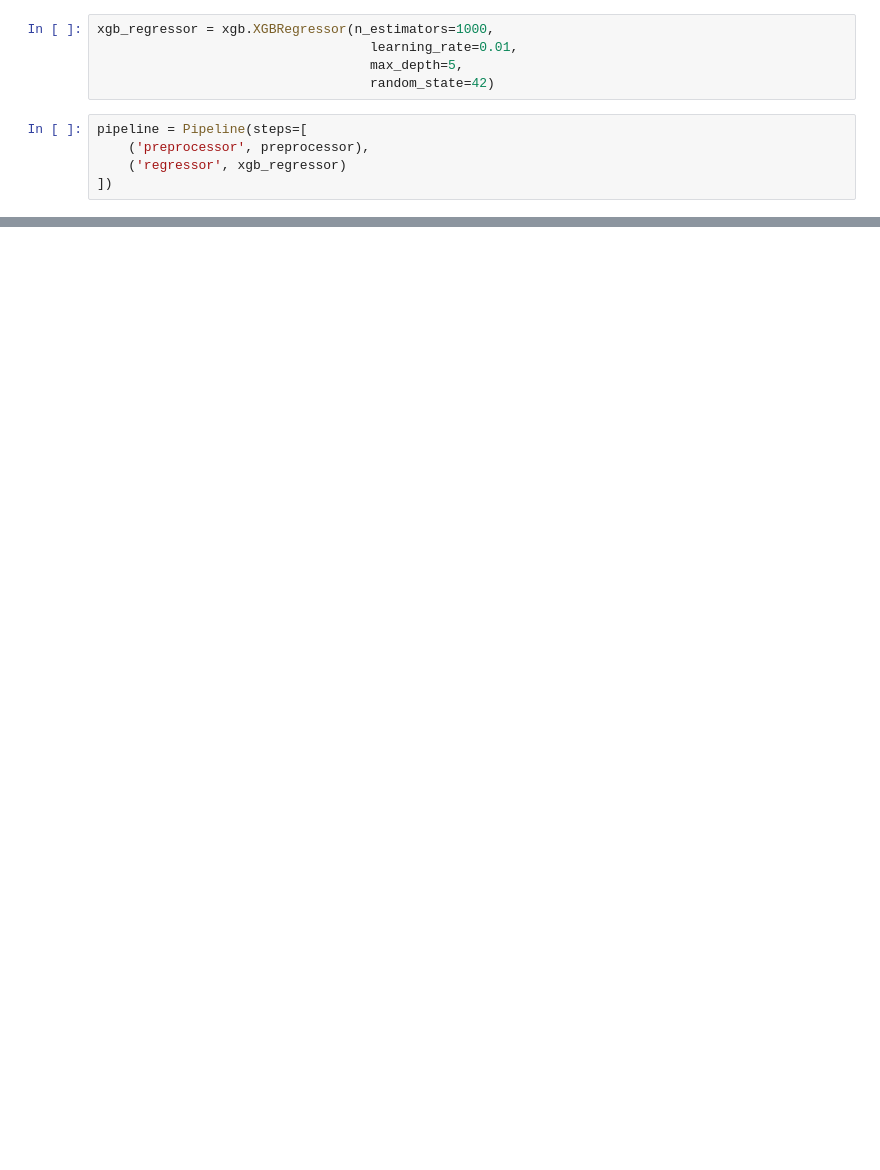
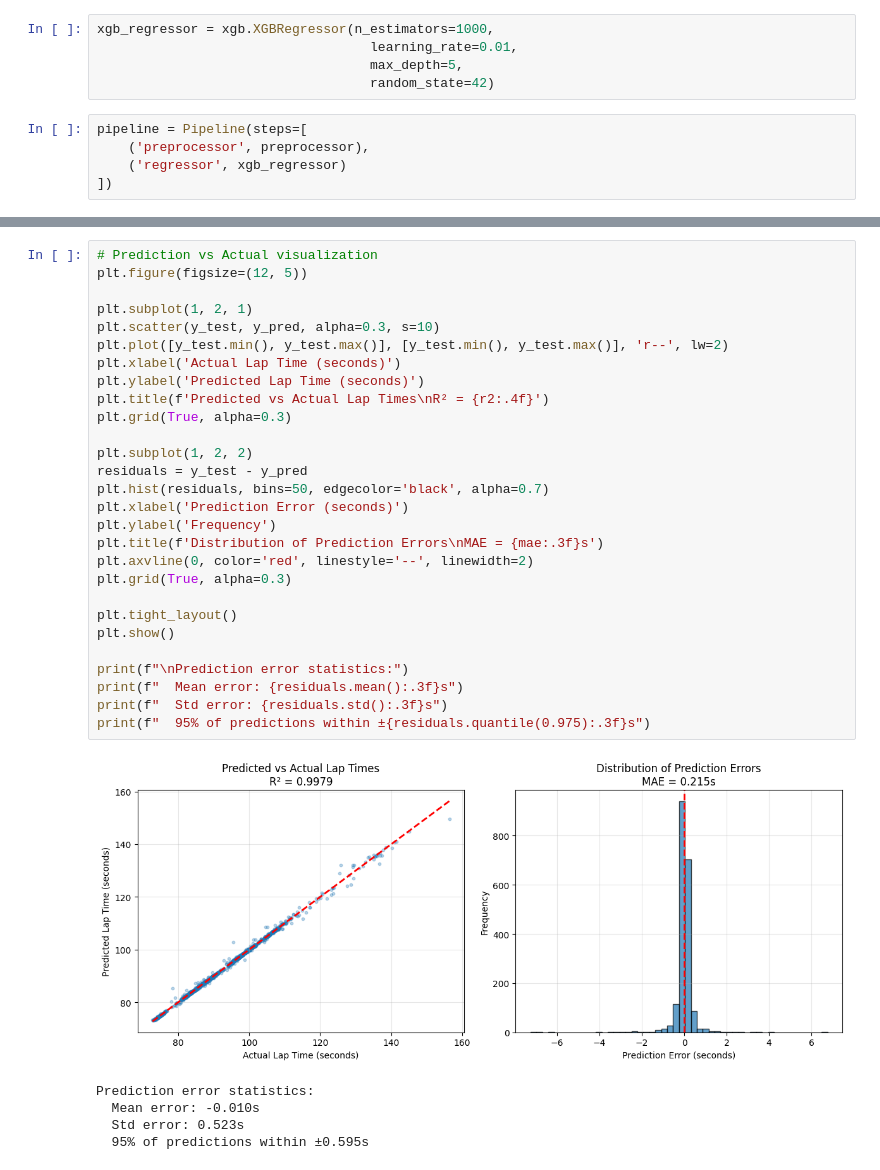
Before and after one commit to Rajaykumar12/F1_predictor, a Jupyter notebook: notebooks/lap_time_model.ipynb, the cells around one changed output, grey strips where cells are left out. Cells and saved outputs as stored; diff of their text form; blank space fills up the shorter version.

```diff
--- a/notebooks/lap_time_model.ipynb
+++ b/notebooks/lap_time_model.ipynb
@@ -72 +496,35 @@ Pipeline(steps=[('preprocessor',
+# %%
+# Prediction vs Actual visualization
+plt.figure(figsize=(12, 5))
+
+plt.subplot(1, 2, 1)
+plt.scatter(y_test, y_pred, alpha=0.3, s=10)
+plt.plot([y_test.min(), y_test.max()], [y_test.min(), y_test.max()], 'r--', lw=2)
+plt.xlabel('Actual Lap Time (seconds)')
+plt.ylabel('Predicted Lap Time (seconds)')
+plt.title(f'Predicted vs Actual Lap Times\nR² = {r2:.4f}')
+plt.grid(True, alpha=0.3)
+
+plt.subplot(1, 2, 2)
+residuals = y_test - y_pred
+plt.hist(residuals, bins=50, edgecolor='black', alpha=0.7)
+plt.xlabel('Prediction Error (seconds)')
+plt.ylabel('Frequency')
+plt.title(f'Distribution of Prediction Errors\nMAE = {mae:.3f}s')
+plt.axvline(0, color='red', linestyle='--', linewidth=2)
+plt.grid(True, alpha=0.3)
+
+plt.tight_layout()
+plt.show()
+
+print(f"\nPrediction error statistics:")
+print(f"  Mean error: {residuals.mean():.3f}s")
+print(f"  Std error: {residuals.std():.3f}s")
+print(f"  95% of predictions within ±{residuals.quantile(0.975):.3f}s")
+# %% [output]
+[figure, added]
+Prediction error statistics:
+  Mean error: -0.010s
+  Std error: 0.523s
+  95% of predictions within ±0.595s
 # %%
```
Also changed, not shown: parts of 17 cells of this notebook, 3 other files.
